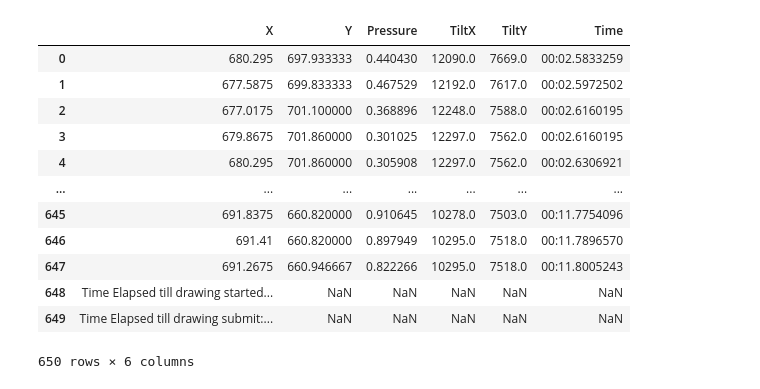
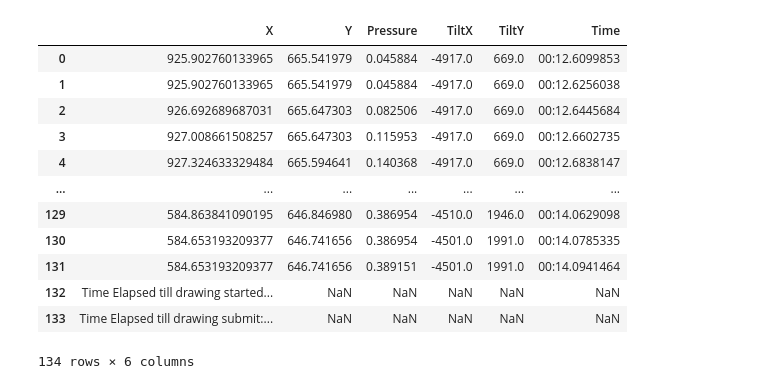
Before and after one commit to Aviost111/fashion_MNIST, a Jupyter notebook: kids_data.ipynb, the cells around one changed output. Cells and saved outputs as stored; diff of their text form; code cells hidden in the pictures.

```diff
--- a/kids_data.ipynb
+++ b/kids_data.ipynb
@@ -75,21 +93,21 @@ kids
 # %%
 #type drawing-1
-df=kids['kid6'][7]
+df=kids['kid1'][0]
 df
 # %% [output]
 |  | X | Y | Pressure | TiltX | TiltY | Time |
-| 0 | 680.295 | 697.933333 | 0.440430 | 12090.0 | 7669.0 | 00:02.5833259 |
-| 1 | 677.5875 | 699.833333 | 0.467529 | 12192.0 | 7617.0 | 00:02.5972502 |
-| 2 | 677.0175 | 701.100000 | 0.368896 | 12248.0 | 7588.0 | 00:02.6160195 |
-| 3 | 679.8675 | 701.860000 | 0.301025 | 12297.0 | 7562.0 | 00:02.6160195 |
-| 4 | 680.295 | 701.860000 | 0.305908 | 12297.0 | 7562.0 | 00:02.6306921 |
+| 0 | 925.902760133965 | 665.541979 | 0.045884 | -4917.0 | 669.0 | 00:12.6099853 |
+| 1 | 925.902760133965 | 665.541979 | 0.045884 | -4917.0 | 669.0 | 00:12.6256038 |
+| 2 | 926.692689687031 | 665.647303 | 0.082506 | -4917.0 | 669.0 | 00:12.6445684 |
+| 3 | 927.008661508257 | 665.647303 | 0.115953 | -4917.0 | 669.0 | 00:12.6602735 |
+| 4 | 927.324633329484 | 665.594641 | 0.140368 | -4917.0 | 669.0 | 00:12.6838147 |
 | ... | ... | ... | ... | ... | ... | ... |
-| 645 | 691.8375 | 660.820000 | 0.910645 | 10278.0 | 7503.0 | 00:11.7754096 |
-| 646 | 691.41 | 660.820000 | 0.897949 | 10295.0 | 7518.0 | 00:11.7896570 |
-| 647 | 691.2675 | 660.946667 | 0.822266 | 10295.0 | 7518.0 | 00:11.8005243 |
-| 648 | Time Elapsed till drawing started... | NaN | NaN | NaN | NaN | NaN |
-| 649 | Time Elapsed till drawing submit:... | NaN | NaN | NaN | NaN | NaN |
+| 129 | 584.863841090195 | 646.846980 | 0.386954 | -4510.0 | 1946.0 | 00:14.0629098 |
+| 130 | 584.653193209377 | 646.741656 | 0.386954 | -4501.0 | 1991.0 | 00:14.0785335 |
+| 131 | 584.653193209377 | 646.741656 | 0.389151 | -4501.0 | 1991.0 | 00:14.0941464 |
+| 132 | Time Elapsed till drawing started... | NaN | NaN | NaN | NaN | NaN |
+| 133 | Time Elapsed till drawing submit:... | NaN | NaN | NaN | NaN | NaN |
-650 rows × 6 columns
+134 rows × 6 columns
 # %%
 df.rename(columns={' X':'X',' Y':'Y',' Pressure':'Pressure',' TiltX':'TiltX',' TiltY':'TiltY',' Time':'Time'},inplace=True)
 df.dropna(inplace=True)
```
Also changed, not shown: parts of 9 cells of this notebook.
